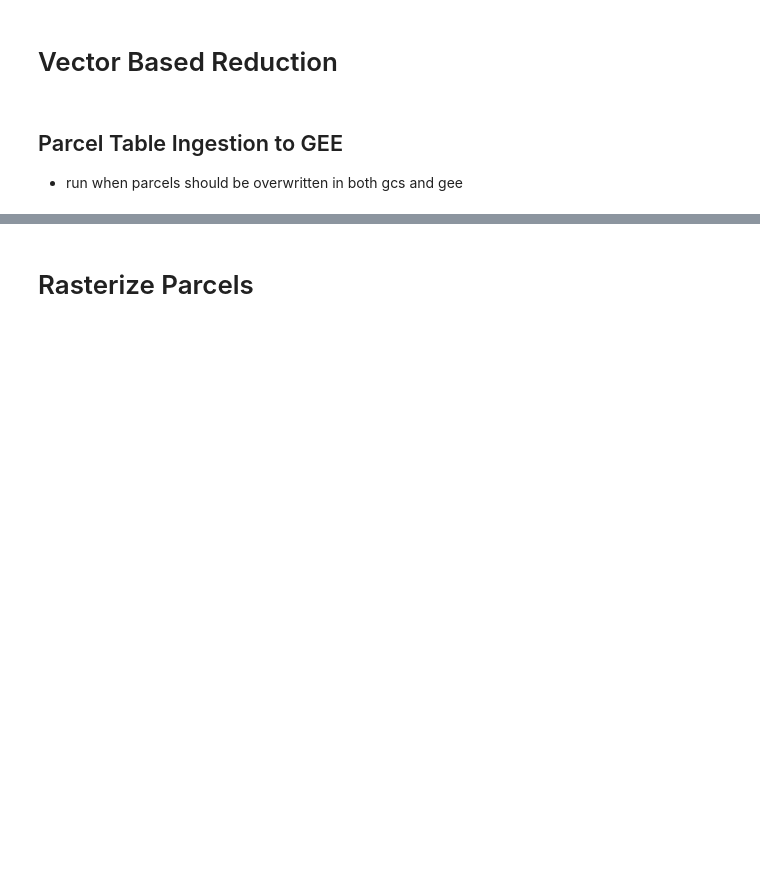
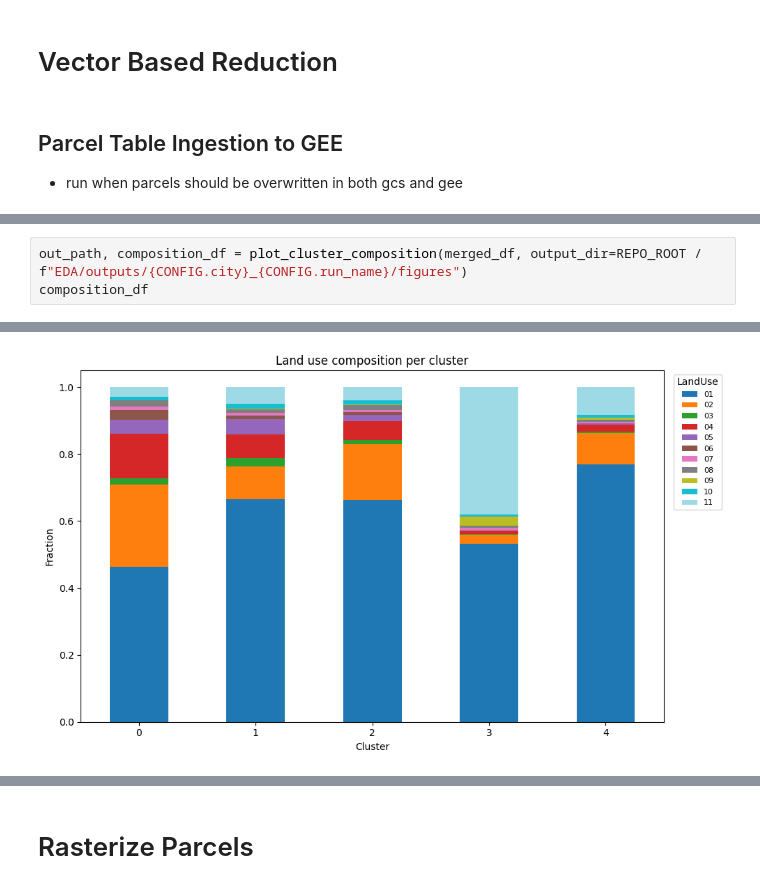
Before and after one commit to poltergeistjoya/Vacant_Lot_Detection, a Jupyter notebook: EDA/clean.ipynb, the cells around one changed output, grey strips where cells are left out. Cells and saved outputs as stored; diff of their text form; blank space fills up the shorter version.

```diff
--- a/EDA/clean.ipynb
+++ b/EDA/clean.ipynb
@@ -140,0 +280,4 @@ f"gs://{bucket_name}/{gcs_prefix}/{gcs_filename}"
+# %%
+out_path, composition_df = plot_cluster_composition(merged_df, output_dir=REPO_ROOT / f"EDA/outputs/{CONFIG.city}_{CONFIG.run_name}/figures")
+composition_df
+# %% [output]
@@ -140,0 +285 @@ f"gs://{bucket_name}/{gcs_prefix}/{gcs_filename}"
+[figure, added]
```
Also changed, not shown: parts of 35 cells of this notebook, 5 other files.
